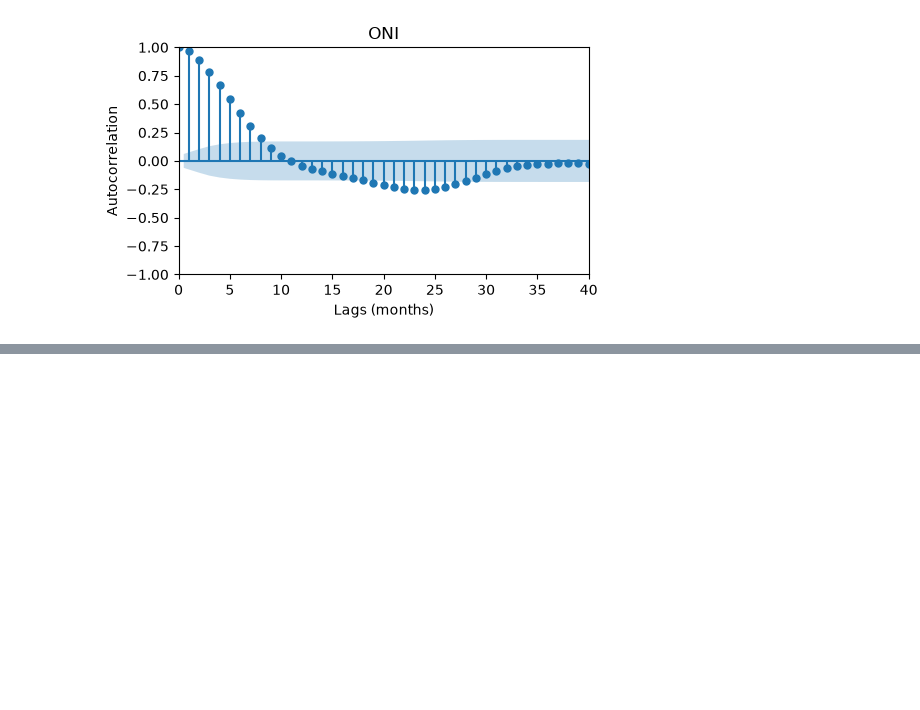
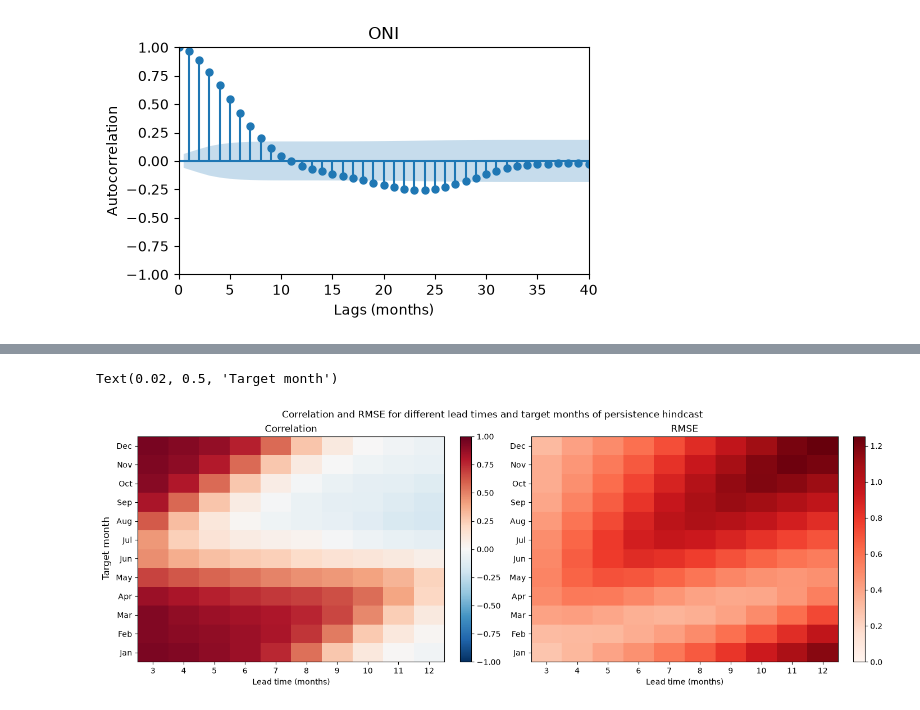
Before and after one commit to gthway/predictions-course, a Jupyter notebook: project.ipynb, the cells around one changed output, grey strips where cells are left out. Drawn from its saved outputs; the diff is of its cells as text; code cells hidden in the pictures; blank space fills up the shorter version.

```diff
--- a/project.ipynb
+++ b/project.ipynb
@@ -179,0 +176,47 @@ ax.legend()
+# %%
+target_months = range(1,13)
+lead_times = range(3,13)
+
+rs = np.zeros((len(target_months),len(lead_times)))
+rmse_ps = np.zeros((len(target_months),len(lead_times)))
+rmse_cs = np.zeros((len(target_months),len(lead_times)))
+
+for i in range(len(target_months)):
+    for j in range(len(lead_times)):
+        rs[i,j] = hindcast(oni,target_month=target_months[i],lead_time=lead_times[j])[3]
+        rmse_ps[i,j] = hindcast(oni,target_month=target_months[i],lead_time=lead_times[j])[4]
+        rmse_cs[i,j] = hindcast(oni,target_month=target_months[i],lead_time=lead_times[j])[5]
+# %%
+fig, (ax1,ax2) = plt.subplots(1,2, figsize=(14,5),layout="constrained")
+
+im1 = ax1.imshow(rs, cmap="RdBu_r", vmin=-1, vmax=1,
+               origin="lower", aspect="auto", interpolation="nearest")
+
+ax1.set_xticks(range(len(lead_times)))
+ax1.set_xticklabels(lead_times)
+ax1.set_yticks(range(len(target_months)))
+ax1.set_yticklabels(["Jan", "Feb", "Mar", "Apr", "May", "Jun",
+                    "Jul", "Aug", "Sep", "Oct", "Nov", "Dec"])
+ax1.set_xlabel("Lead time (months)")
+#ax1.set_ylabel("Target month")
+fig.colorbar(im1, ax=ax1)
+ax1.set_title("Correlation")
+
+im2 = ax2.imshow(rmse_ps, cmap="Reds", vmin=0, vmax=np.max(rmse_ps),
+               origin="lower", aspect="auto", interpolation="nearest")
+
+ax2.set_xticks(range(len(lead_times)))
+ax2.set_xticklabels(lead_times)
+ax2.set_yticks(range(len(target_months)))
+ax2.set_yticklabels(["Jan", "Feb", "Mar", "Apr", "May", "Jun",
+                    "Jul", "Aug", "Sep", "Oct", "Nov", "Dec"])
+ax2.set_xlabel("Lead time (months)")
+#ax2.set_ylabel("Target month")
+fig.colorbar(im2, ax=ax2)
+ax2.set_title("RMSE")
+
+fig.suptitle("Correlation and RMSE for different lead times and target months of persistence hindcast")
+fig.supylabel("Target month")
+# %% [output]
+Text(0.02, 0.5, 'Target month')
+[figure, added]
```
Also changed, not shown: parts of 3 cells of this notebook.
